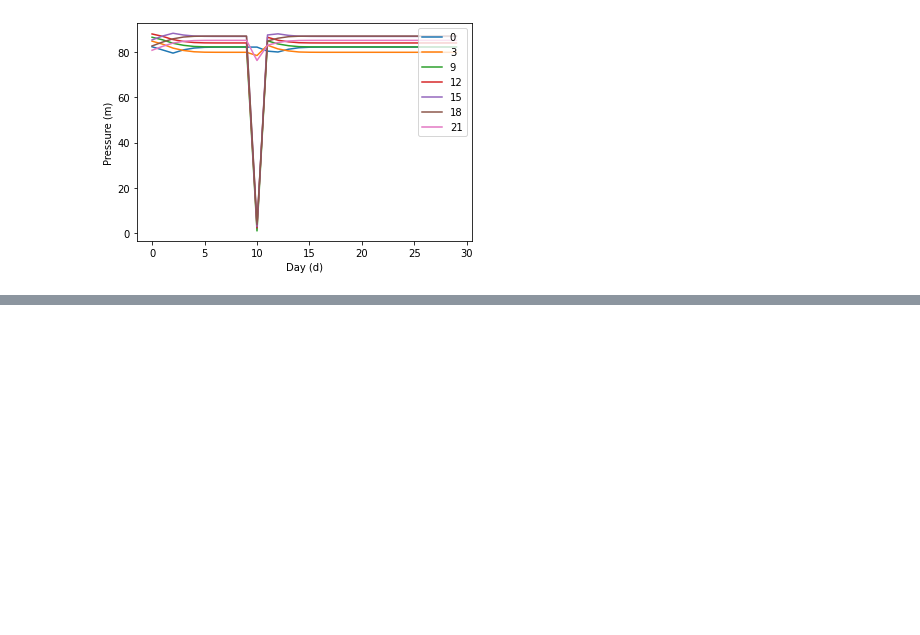
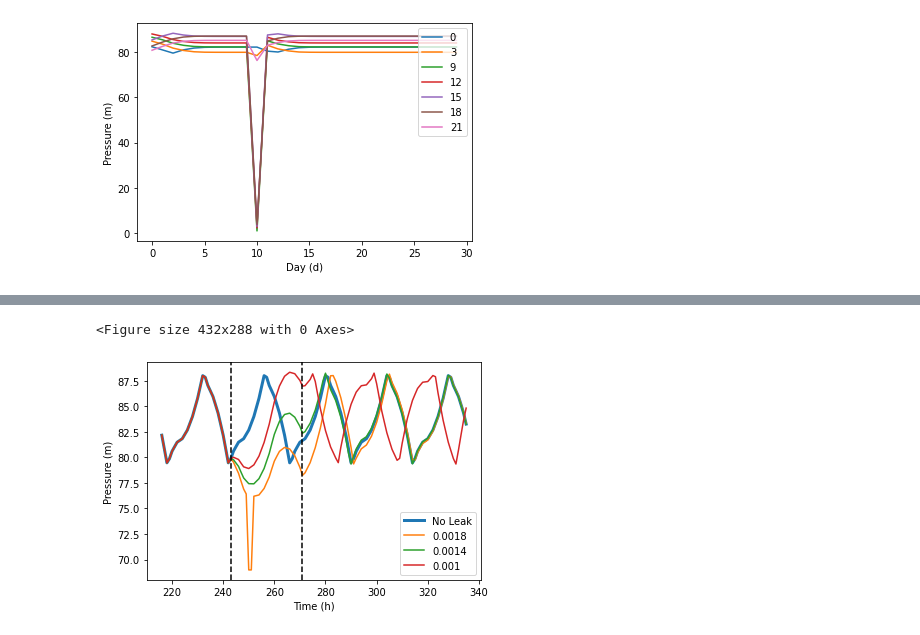
Before and after one commit to JulianBvW/BA-WDN-Leakage-Detection, a Jupyter notebook: VisualTesting.ipynb, the cells around one changed output, grey strips where cells are left out. Drawn from its saved outputs; the diff is of its cells as text; code cells hidden in the pictures; blank space fills up the shorter version.

```diff
--- a/VisualTesting.ipynb
+++ b/VisualTesting.ipynb
@@ -127,0 +165,12 @@ plot(data_leak.get_days_at_hours('12', hours=[0, 3, 9, 12, 15, 18, 21])[:30], xl
+# %%
+df = data_no_leak.get_nodes(['12'])
+df.rename(columns={'12':'No Leak'}, inplace=True)
+for strength in [0.0018, 0.0014, 0.001]:
+  p = wdn.simulate(30*24, [('12', strength, 10*24+3, 11*24+7)])
+  data = Dataloader(p, wdn.important_nodes)
+  df[strength] = data.get_nodes(['12'])['12'].values.tolist()
+
+plot(df[9*24:14*24], location="lower right", line_at=[10*24+3, 11*24+7], highlight_first=True)
+# %% [output]
+<Figure size 432x288 with 0 Axes>
+[figure, added]
```
Also changed, not shown: parts of 14 cells of this notebook.
